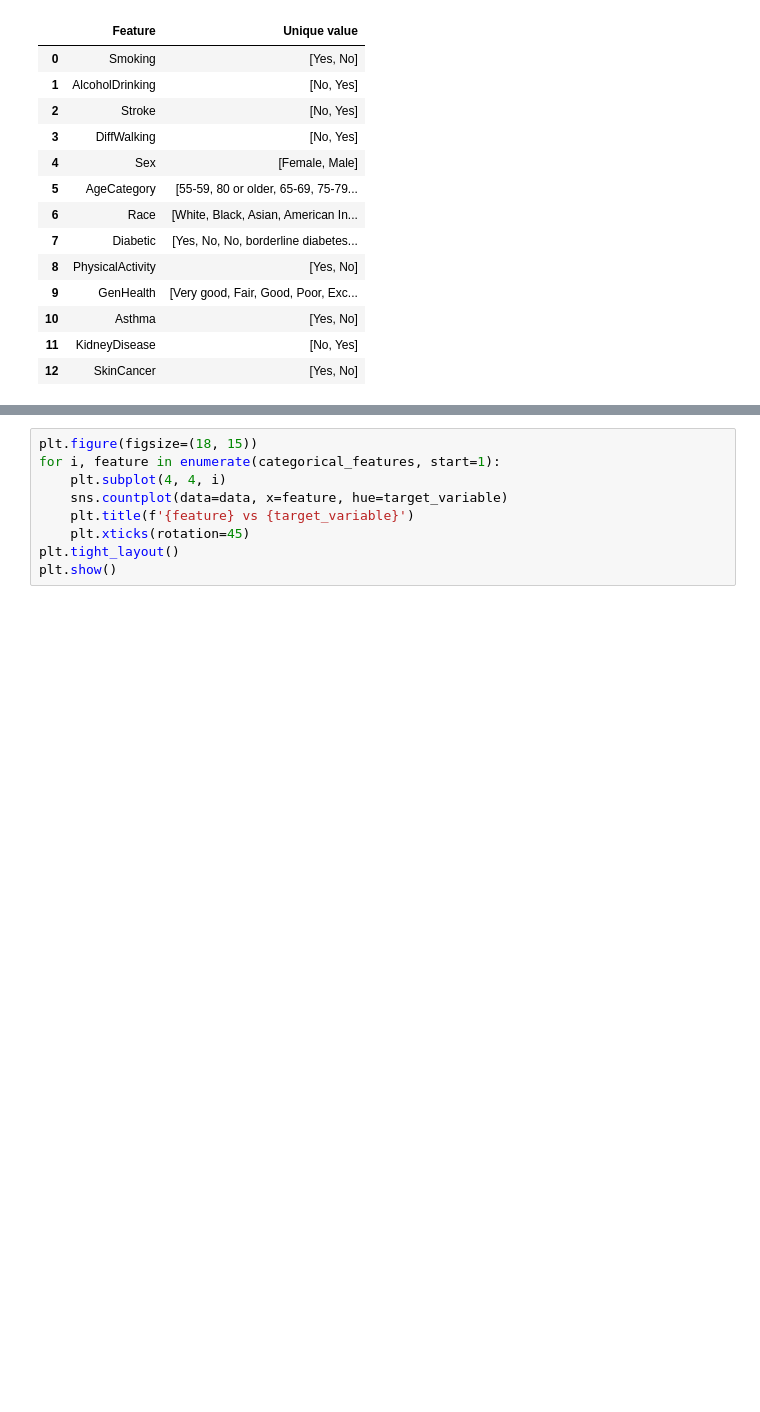
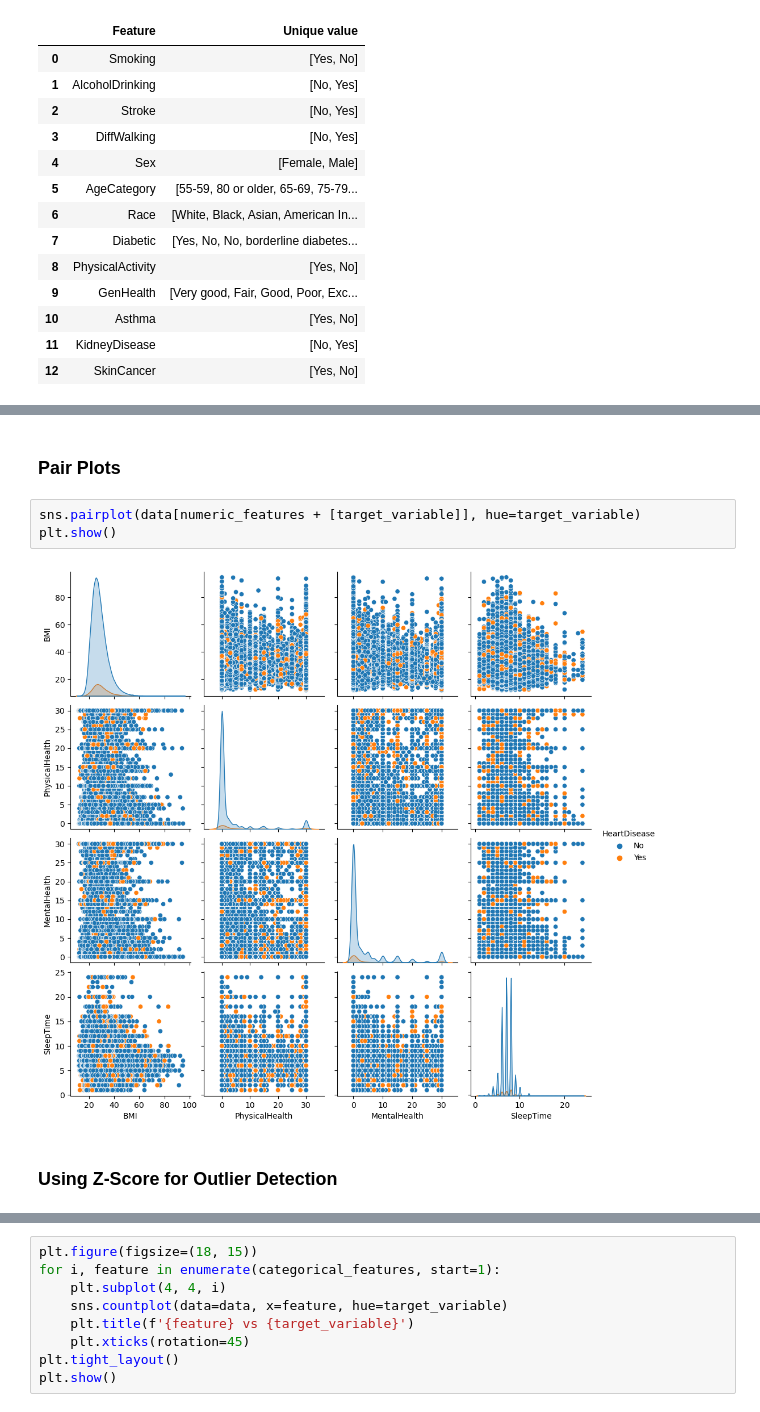
Before and after one commit to ugomez-usd-msaai/Heart-Disease-Linear-Regression, a Jupyter notebook: Untitled.ipynb, the cells around one changed output, grey strips where cells are left out. Cells and saved outputs as stored; diff of their text form; blank space fills up the shorter version.

```diff
--- a/Untitled.ipynb
+++ b/Untitled.ipynb
@@ -180,0 +202,9 @@ for feature in numeric_features:
+# %% [markdown]
+### Pair Plots
+# %%
+sns.pairplot(data[numeric_features + [target_variable]], hue=target_variable)
+plt.show()
+# %% [output]
+[figure, added]
+# %% [markdown]
+### Using Z-Score for Outlier Detection
```
Also changed, not shown: parts of 23 cells of this notebook.
